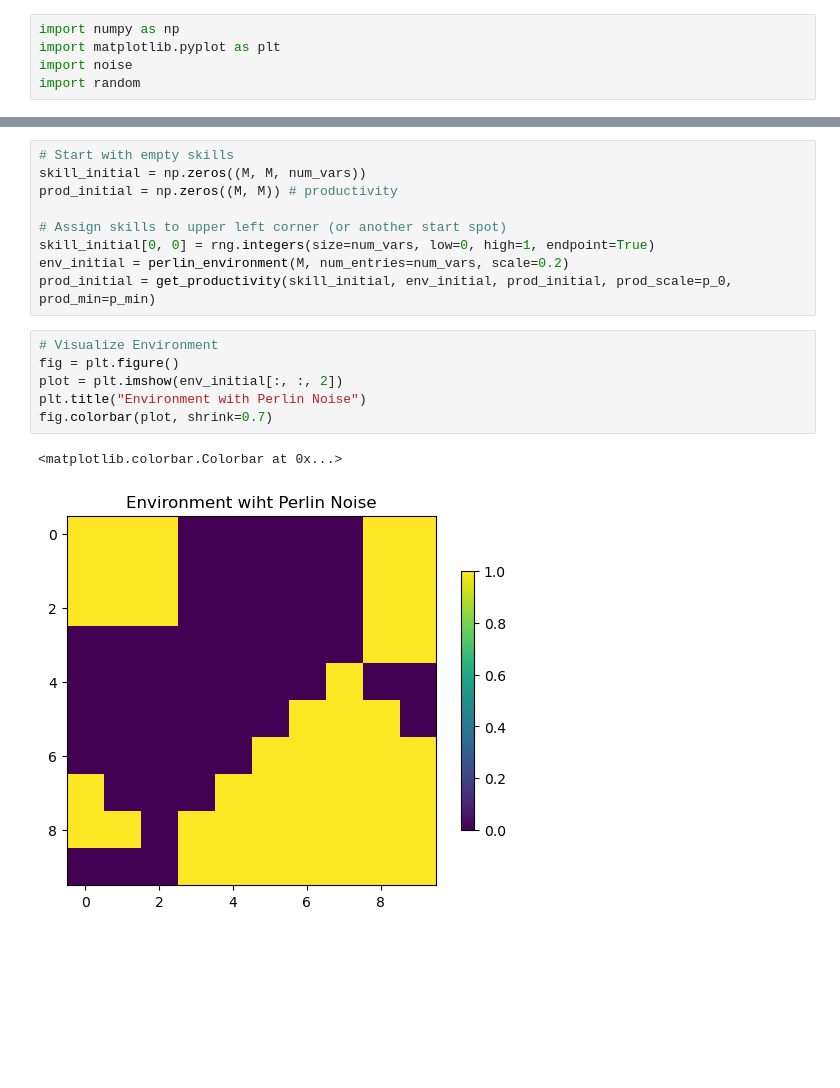
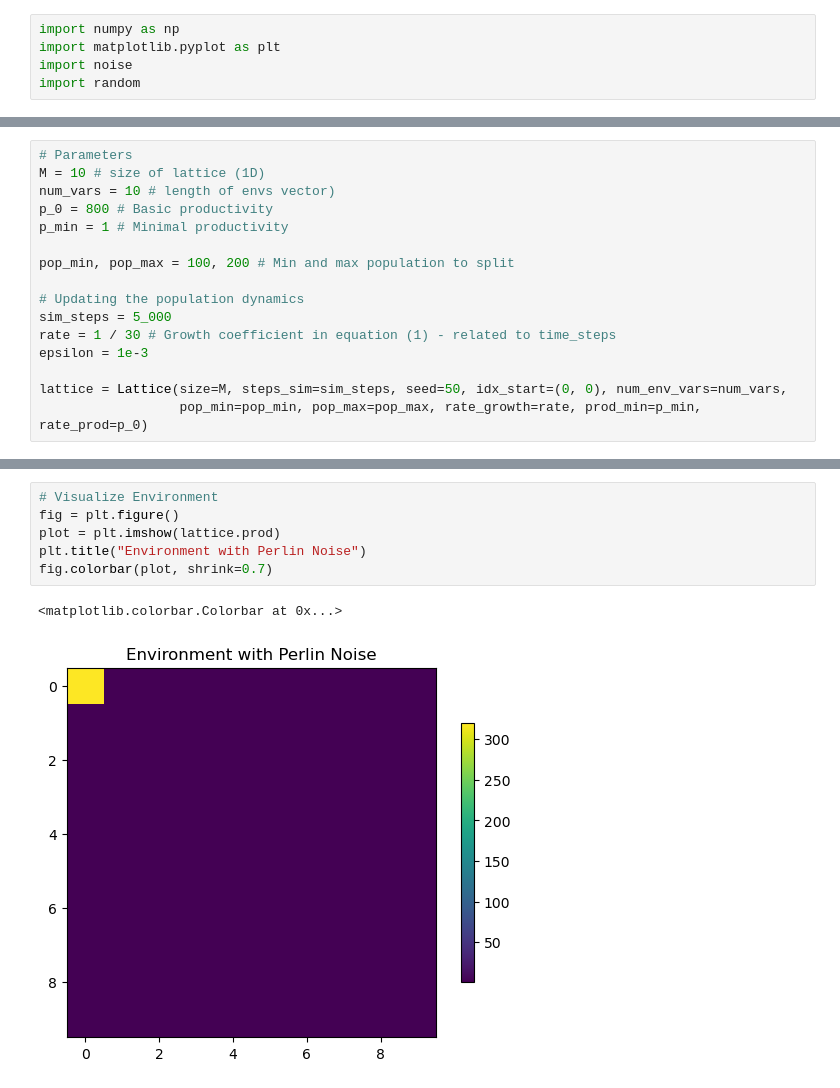
Before and after one commit to LeoKonzett/csh-vienna-abm, a Jupyter notebook: Agent_Dynamics_Playground.ipynb, the cells around one changed output, grey strips where cells are left out. Saved outputs shown, nothing was run; the diff lists cells and outputs as text; blank space fills up the shorter version.

```diff
--- a/Agent_Dynamics_Playground.ipynb
+++ b/Agent_Dynamics_Playground.ipynb
@@ -31 +168,17 @@ rng = np.random.default_rng(seed=seed)
+# %%
+# Parameters
+M = 10 # size of lattice (1D)
+num_vars = 10 # length of envs vector)
+p_0 = 800 # Basic productivity
+p_min = 1 # Minimal productivity
+
+pop_min, pop_max = 100, 200 # Min and max population to split
+
+# Updating the population dynamics
+sim_steps = 5_000
+rate = 1 / 30 # Growth coefficient in equation (1) - related to time_steps
+epsilon = 1e-3
+
+lattice = Lattice(size=M, steps_sim=sim_steps, seed=50, idx_start=(0, 0), num_env_vars=num_vars,
+                  pop_min=pop_min, pop_max=pop_max, rate_growth=rate, prod_min=p_min, rate_prod=p_0)
 # %%
@@ -81,18 +200,9 @@ def get_productivity(skill, env, prod, prod_scale=200, prod_min=1):
-# %%
-# Start with empty skills
-skill_initial = np.zeros((M, M, num_vars))
-prod_initial = np.zeros((M, M)) # productivity
-
-# Assign skills to upper left corner (or another start spot)
-skill_initial[0, 0] = rng.integers(size=num_vars, low=0, high=1, endpoint=True)
-env_initial = perlin_environment(M, num_entries=num_vars, scale=0.2)
-prod_initial = get_productivity(skill_initial, env_initial, prod_initial, prod_scale=p_0, prod_min=p_min)
 # %%
 # Visualize Environment
 fig = plt.figure()
-plot = plt.imshow(env_initial[:, :, 2])
+plot = plt.imshow(lattice.prod)
 plt.title("Environment with Perlin Noise")
 fig.colorbar(plot, shrink=0.7)
 # %% [output]
 <matplotlib.colorbar.Colorbar at 0x...>
-[figure, old version]
+[figure, new version]
```
Also changed, not shown: parts of 16 cells of this notebook.
